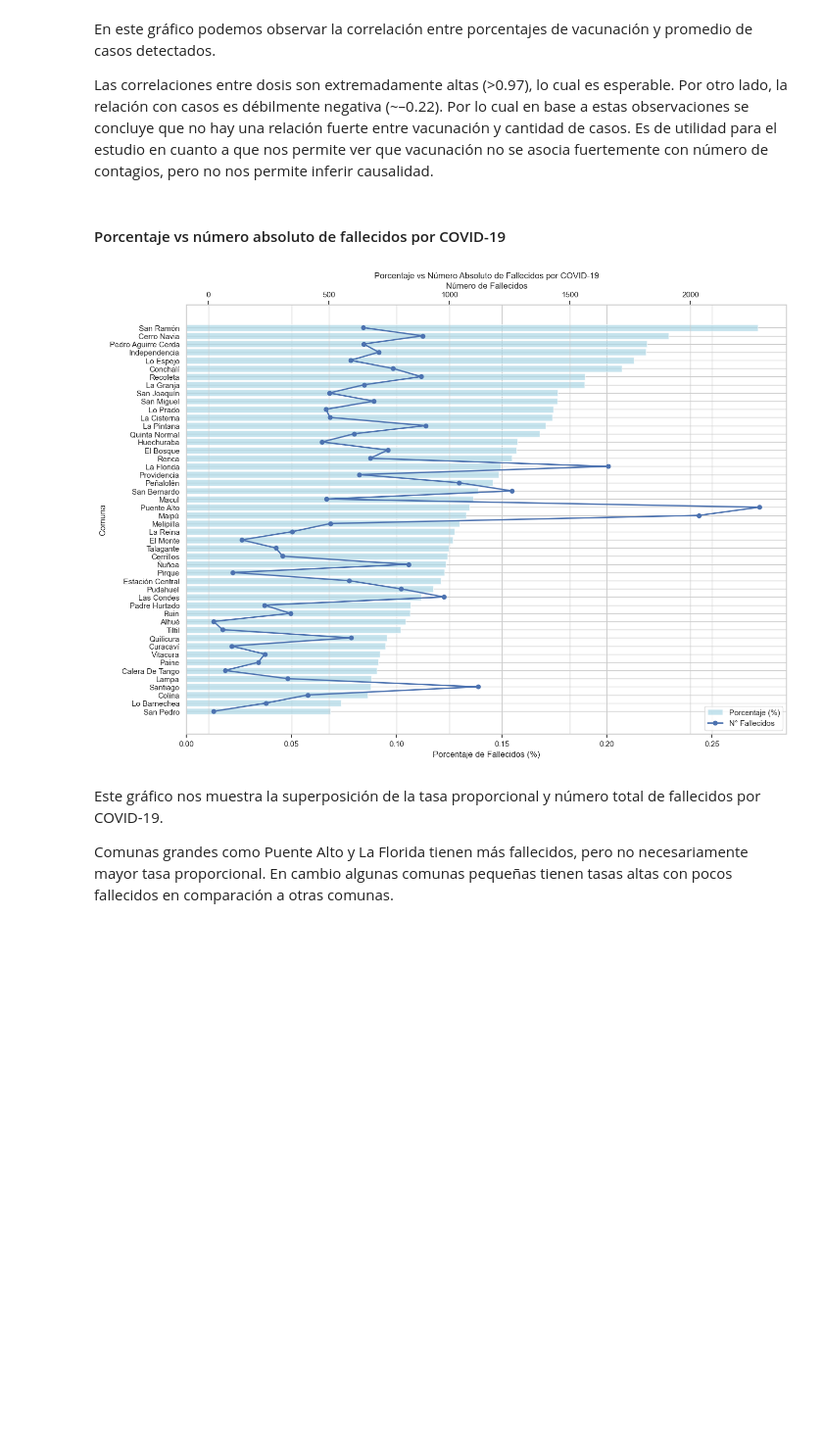
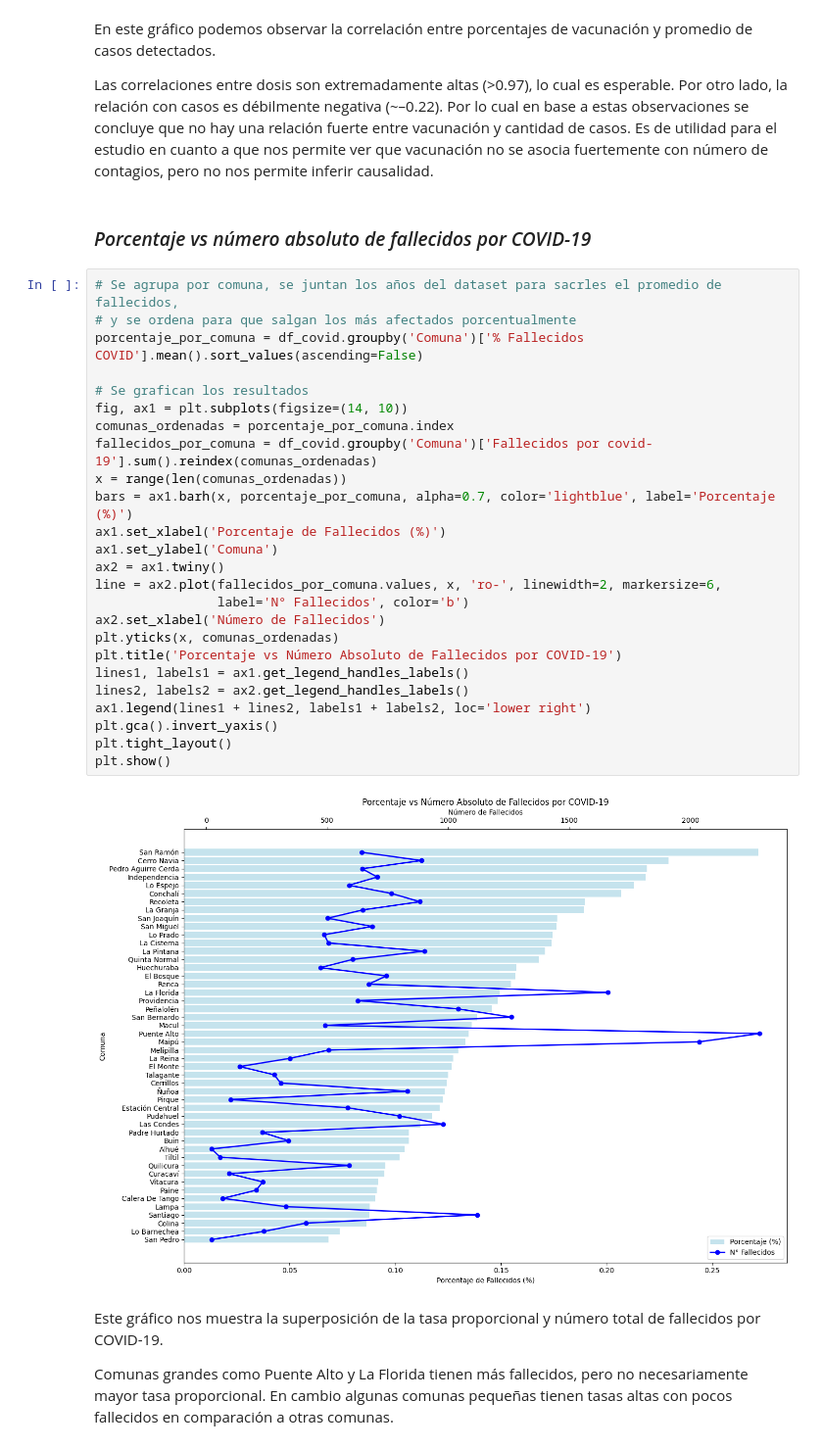
Before and after one commit to isimmmm/proyecto-semestral-ciencia-de-datos, a Jupyter notebook: notebooks/Notebook_principal.ipynb, the cells around one changed output. Shown at 98% size. Drawn from its saved outputs; the diff is of its cells as text; blank space fills up the shorter version.

```diff
--- a/notebooks/Notebook_principal.ipynb
+++ b/notebooks/Notebook_principal.ipynb
@@ -221,9 +325,34 @@ En este gráfico podemos observar la correlación entre porcentajes de vacunaci
 Las correlaciones entre dosis son extremadamente altas (>0.97), lo cual es esperable. Por otro lado, la relación con casos es débilmente negativa (~–0.22). Por lo cual en base a estas observaciones se concluye que no hay una relación fuerte entre vacunación y cantidad de casos.
 Es de utilidad para el estudio en cuanto a que  nos permite ver que vacunación no se asocia fuertemente con número de contagios, pero no nos permite inferir causalidad.
 # %% [markdown]
-#### Porcentaje vs número absoluto de fallecidos por COVID-19
+### *Porcentaje vs número absoluto de fallecidos por COVID-19*
-# %% [markdown]
-![image.png](attachment:image.png)
+# %%
+# Se agrupa por comuna, se juntan los años del dataset para sacrles el promedio de fallecidos,
+# y se ordena para que salgan los más afectados porcentualmente
+porcentaje_por_comuna = df_covid.groupby('Comuna')['% Fallecidos COVID'].mean().sort_values(ascending=False)
+
+# Se grafican los resultados
+fig, ax1 = plt.subplots(figsize=(14, 10))
+comunas_ordenadas = porcentaje_por_comuna.index
+fallecidos_por_comuna = df_covid.groupby('Comuna')['Fallecidos por covid-19'].sum().reindex(comunas_ordenadas)
+x = range(len(comunas_ordenadas))
+bars = ax1.barh(x, porcentaje_por_comuna, alpha=0.7, color='lightblue', label='Porcentaje (%)')
+ax1.set_xlabel('Porcentaje de Fallecidos (%)')
+ax1.set_ylabel('Comuna')
+ax2 = ax1.twiny()
+line = ax2.plot(fallecidos_por_comuna.values, x, 'ro-', linewidth=2, markersize=6,
+                label='N° Fallecidos', color='b')
+ax2.set_xlabel('Número de Fallecidos')
+plt.yticks(x, comunas_ordenadas)
+plt.title('Porcentaje vs Número Absoluto de Fallecidos por COVID-19')
+lines1, labels1 = ax1.get_legend_handles_labels()
+lines2, labels2 = ax2.get_legend_handles_labels()
+ax1.legend(lines1 + lines2, labels1 + labels2, loc='lower right')
+plt.gca().invert_yaxis()
+plt.tight_layout()
+plt.show()
+# %% [output]
+[figure, added]
 # %% [markdown]
 Este gráfico nos muestra la superposición de la tasa proporcional y número total de fallecidos por COVID-19.
 
```
Also changed, not shown: parts of 87 cells of this notebook, 8 other files.
